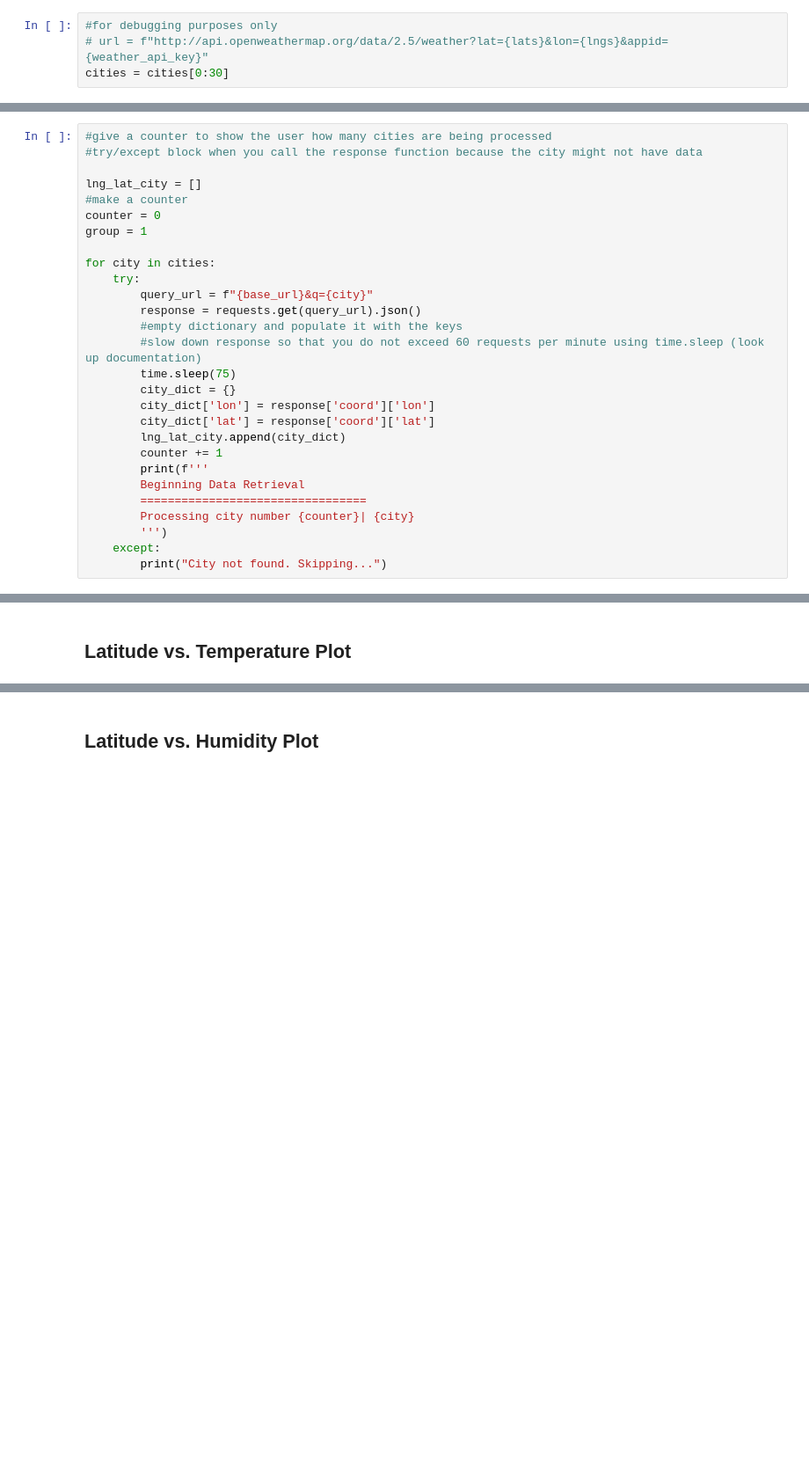
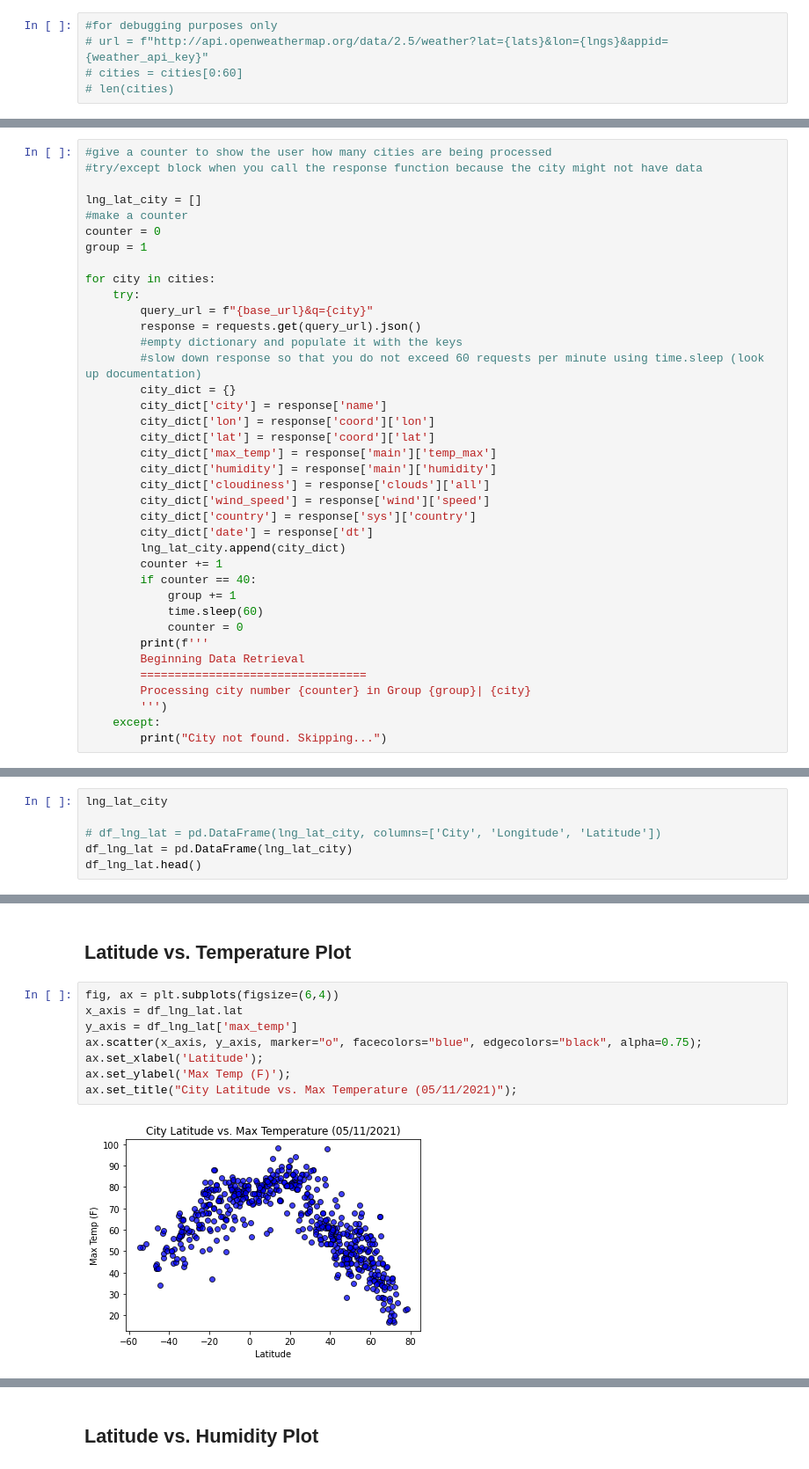
Before and after one commit to jshapi16/api_challenge, a Jupyter notebook: starter_code /WeatherPy.ipynb, the cells around one changed output, grey strips where cells are left out. Shown at 88% size. Saved outputs shown, nothing was run; the diff lists cells and outputs as text; blank space fills up the shorter version.

Commit message:
open weather api graphing

```diff
--- a/starter_code /WeatherPy.ipynb
+++ b/starter_code /WeatherPy.ipynb
@@ -52,7 +52,8 @@ len(cities)
 # %%
 #for debugging purposes only
 # url = f"http://api.openweathermap.org/data/2.5/weather?lat={lats}&lon={lngs}&appid={weather_api_key}"
-cities = cities[0:30]
+# cities = cities[0:60]
+# len(cities)
 # %% [markdown]
 ### Perform API Calls
 * Perform a weather check on each city using a series of successive API calls.
@@ -75,16 +76,26 @@ for city in cities:
         response = requests.get(query_url).json()
         #empty dictionary and populate it with the keys
         #slow down response so that you do not exceed 60 requests per minute using time.sleep (look up documentation)
-        time.sleep(75)
         city_dict = {}
+        city_dict['city'] = response['name']
         city_dict['lon'] = response['coord']['lon']
         city_dict['lat'] = response['coord']['lat']
+        city_dict['max_temp'] = response['main']['temp_max']
+        city_dict['humidity'] = response['main']['humidity']
+        city_dict['cloudiness'] = response['clouds']['all']
+        city_dict['wind_speed'] = response['wind']['speed']
+        city_dict['country'] = response['sys']['country']
+        city_dict['date'] = response['dt']
         lng_lat_city.append(city_dict)
         counter += 1
+        if counter == 40:
+            group += 1
+            time.sleep(60)
+            counter = 0
         print(f'''
         Beginning Data Retrieval
         =================================
-        Processing city number {counter}| {city}
+        Processing city number {counter} in Group {group}| {city}
         ''')
     except:
         print("City not found. Skipping...")
@@ -137,3 +121,9 @@ KeyboardInterrupt:
 ### Convert Raw Data to DataFrame
 * Export the city data into a .csv.
 * Display the DataFrame
+# %%
+lng_lat_city
+
+# df_lng_lat = pd.DataFrame(lng_lat_city, columns=['City', 'Longitude', 'Latitude'])
+df_lng_lat = pd.DataFrame(lng_lat_city)
+df_lng_lat.head()
@@ -152,3 +180,13 @@ Skip this step if there are no cities that have humidity > 100%.
 * Save the plotted figures as .pngs.
 # %% [markdown]
 ## Latitude vs. Temperature Plot
+# %%
+fig, ax = plt.subplots(figsize=(6,4))
+x_axis = df_lng_lat.lat
+y_axis = df_lng_lat['max_temp']
+ax.scatter(x_axis, y_axis, marker="o", facecolors="blue", edgecolors="black", alpha=0.75);
+ax.set_xlabel('Latitude');
+ax.set_ylabel('Max Temp (F)');
+ax.set_title("City Latitude vs. Max Temperature (05/11/2021)");
+# %% [output]
+[figure, added]
```
Also changed, not shown: parts of 41 cells of this notebook, 1 other file.
